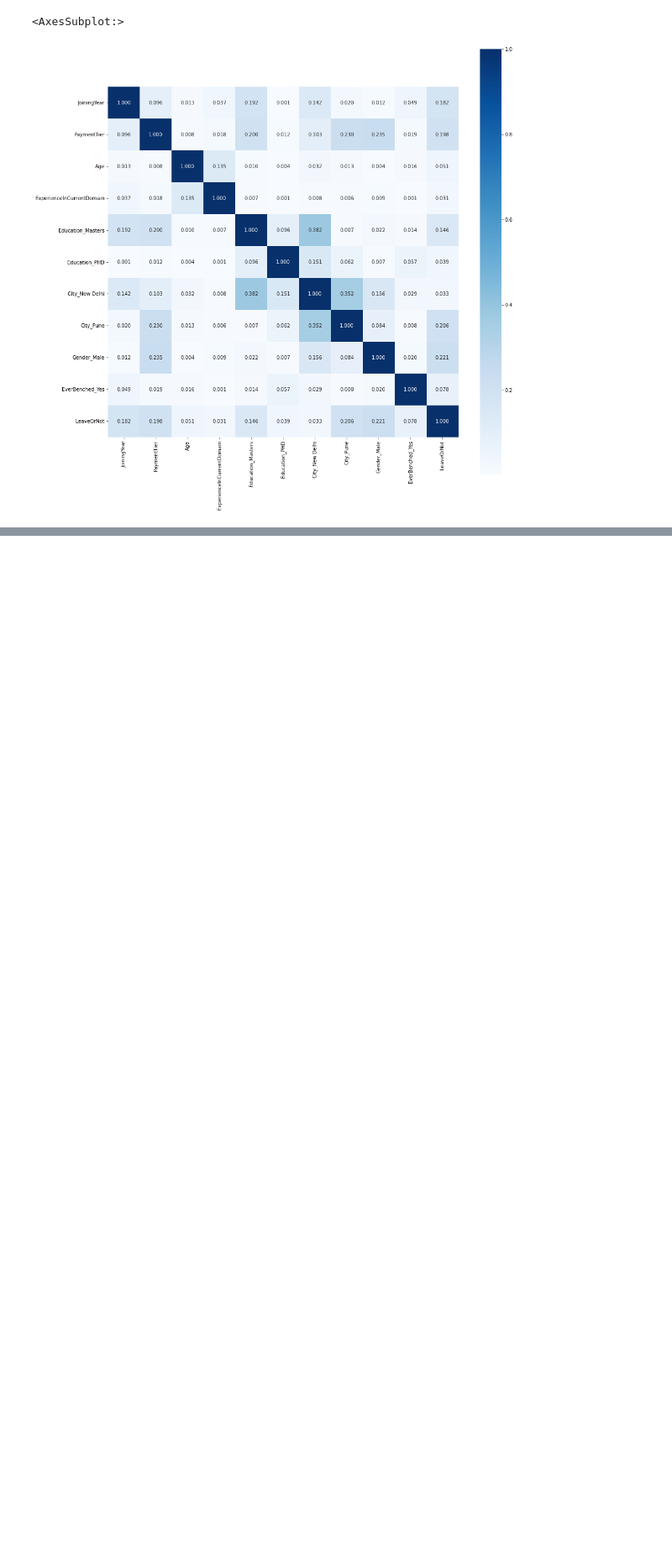
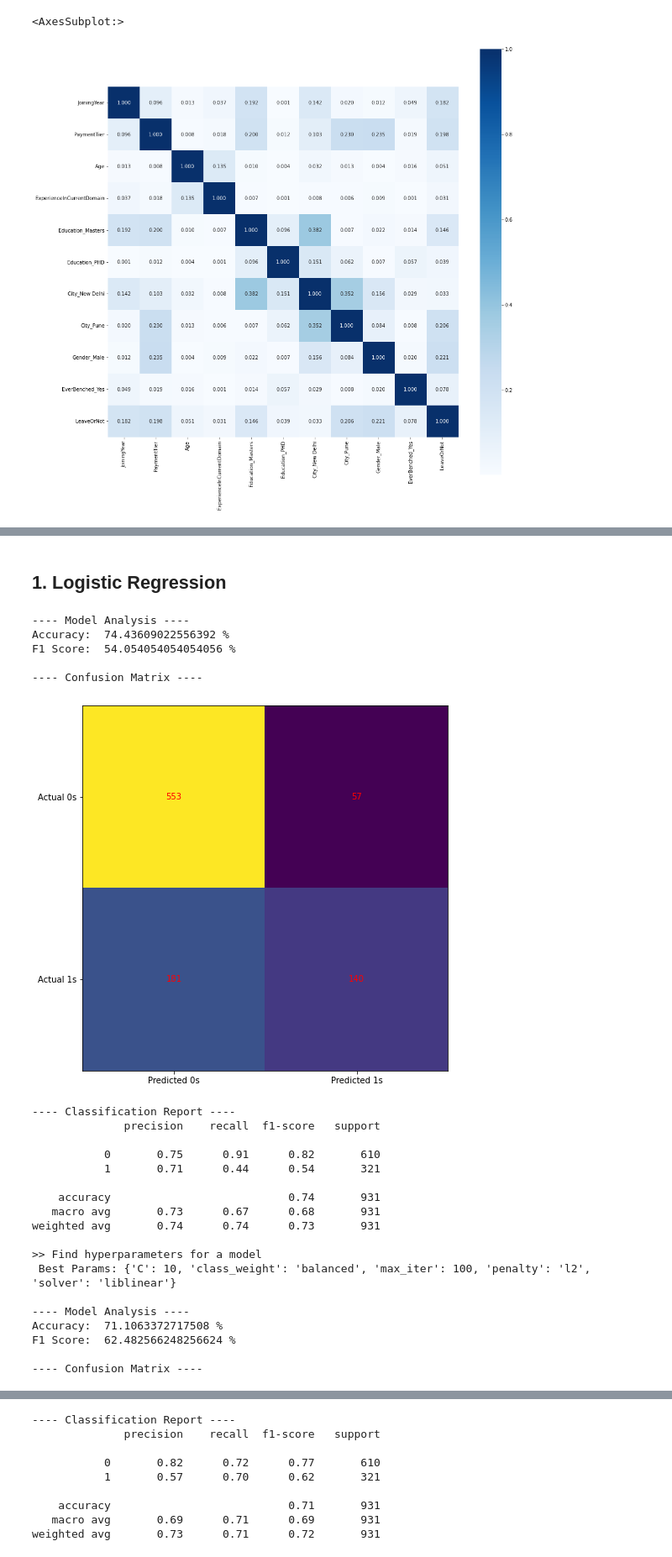
Before and after one commit to joaoreis16/employee_future_prediction, a Jupyter notebook: code/main.ipynb, the cells around one changed output, grey strips where cells are left out. Shown at 84% size. Cells and saved outputs as stored; diff of their text form; code cells hidden in the pictures; blank space fills up the shorter version.

```diff
--- a/code/main.ipynb
+++ b/code/main.ipynb
@@ -261,13 +275,0 @@ Now we need to do the standardization of input variables with **StandarScaler**.
-# %%
-# Fit and transform data
-scaler = StandardScaler()
-X_values = scaler.fit_transform(data.drop('LeaveOrNot',axis = 1))
-
-# Create X dataframe
-X_cols = list(data.columns)[:-1]
-X = pd.DataFrame(X_values, columns = X_cols)
-print("X shape: ", X.shape)
-
-# Create Y dataframe (output column)
-Y = data['LeaveOrNot']
-print("Y shape: ", Y.shape)
@@ -289,0 +289,13 @@ sns.heatmap(abs(correlation), fmt='.3f', annot=True, cmap="Blues", square=True,
+# %%
+# Fit and transform data
+scaler = StandardScaler()
+
+X = data.drop(['LeaveOrNot'],axis=1)
+y = data[['LeaveOrNot']]
+y = y.values.ravel()
+
+X_train, X_test, y_train, y_test = train_test_split(X, y, test_size=0.2, random_state=42)
+
+# Scaling and normalization of data
+X_train = scaler.fit_transform(X_train)
+X_test = scaler.transform(X_test)
@@ -289,0 +368,44 @@ sns.heatmap(abs(correlation), fmt='.3f', annot=True, cmap="Blues", square=True,
+# %% [markdown]
+## 1. Logistic Regression
+# %%
+# Base Model
+logreg = LogisticRegression()
+train_and_analyze(logreg, X_train, y_train, X_test, y_test)
+
+# Hypertuned Params
+logreg_params = [{'solver': ['liblinear'], 'max_iter': [100, 400, 800],
+                  'C': [0.1, 1, 10, 100, 1000], 'class_weight': ['balanced'],
+                  'penalty': ['l1', 'l2']}]
+best_logreg_params = hyperparameters(logreg, logreg_params , X_train, y_train)
+
+logreg.set_params(**best_logreg_params)
+train_and_analyze(logreg, X_train, y_train, X_test, y_test)
+
+# K-Fold Cross-Validation
+kfmodel = kfold(logreg, 5, X, y)
+train_and_analyze(kfmodel, X_train, y_train, X_test, y_test)
+# %% [output]
+---- Model Analysis ----
+Accuracy:  74.43609022556392 %
+F1 Score:  54.054054054054056 %
+
+---- Confusion Matrix ----
+[figure, added]
+---- Classification Report ----
+              precision    recall  f1-score   support
+
+           0       0.75      0.91      0.82       610
+           1       0.71      0.44      0.54       321
+
+    accuracy                           0.74       931
+   macro avg       0.73      0.67      0.68       931
+weighted avg       0.74      0.74      0.73       931
+
+>> Find hyperparameters for a model
+ Best Params: {'C': 10, 'class_weight': 'balanced', 'max_iter': 100, 'penalty': 'l2', 'solver': 'liblinear'}
+
+---- Model Analysis ----
+Accuracy:  71.1063372717508 %
+F1 Score:  62.482566248256624 %
+
+---- Confusion Matrix ----
@@ -289,0 +431,9 @@ sns.heatmap(abs(correlation), fmt='.3f', annot=True, cmap="Blues", square=True,
+---- Classification Report ----
+              precision    recall  f1-score   support
+
+           0       0.82      0.72      0.77       610
+           1       0.57      0.70      0.62       321
+
+    accuracy                           0.71       931
+   macro avg       0.69      0.71      0.69       931
+weighted avg       0.73      0.71      0.72       931
```
Also changed, not shown: parts of 11 cells of this notebook.
